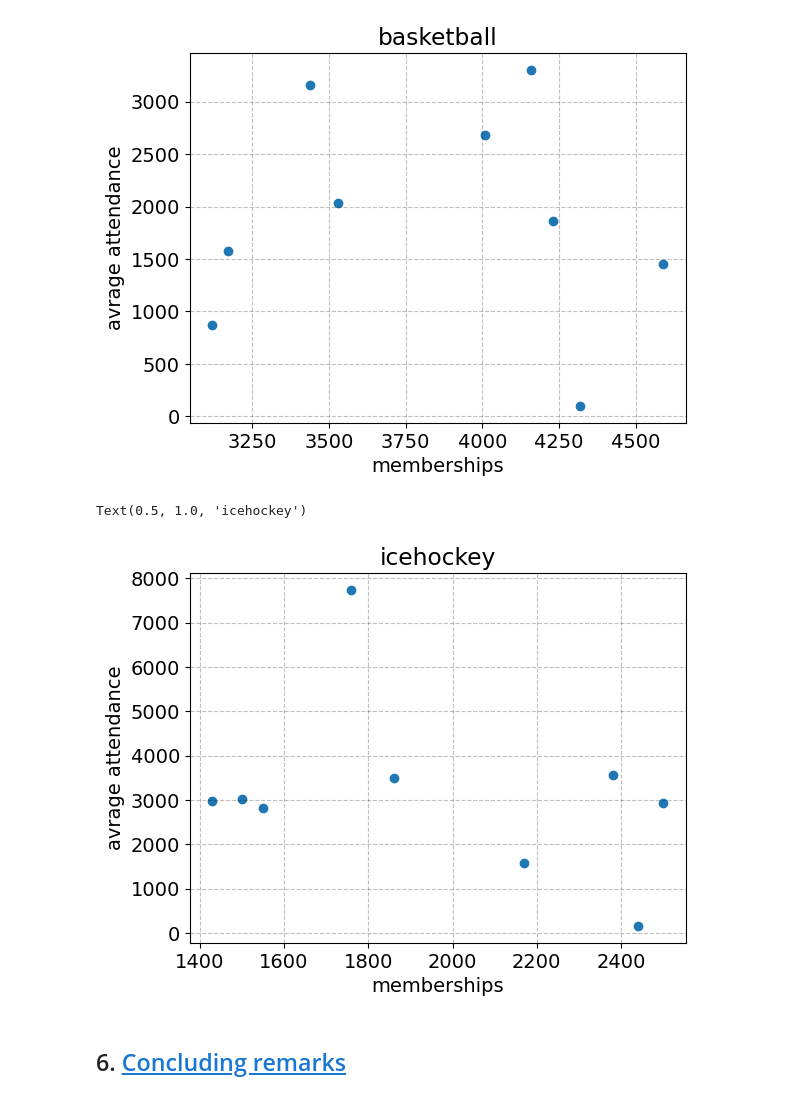
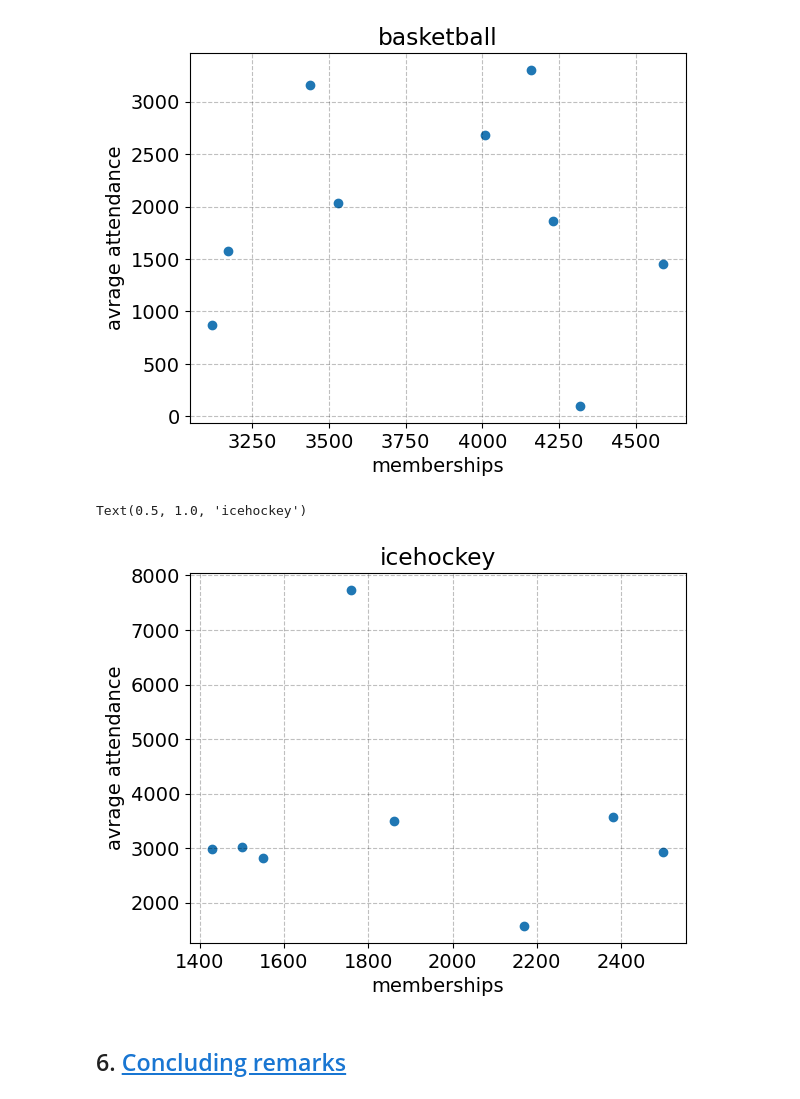
Before and after one commit to NumEconCopenhagen/projects-2024-Simon-C-og-Jens-H, a Jupyter notebook: dataproject/dataproject.ipynb, the cells around one changed output. Saved outputs shown, nothing was run; the diff lists cells and outputs as text; code cells hidden in the pictures.

```diff
--- a/dataproject/dataproject.ipynb
+++ b/dataproject/dataproject.ipynb
@@ -694,13 +696,14 @@ plt.title('basketball')
 Text(0.5, 1.0, 'basketball')
 [figure]
 # %%
+icehockey_data = icehockey_data[icehockey_data['year'] != '2020']
 plt.scatter(icehockey_data['sport_'],icehockey_data['icehockey_overall_attend'])
 plt.xlabel('memberships')
 plt.ylabel('avrage attendance')
 plt.title('icehockey')
 # %% [output]
 Text(0.5, 1.0, 'icehockey')
-[figure, old version]
+[figure, new version]
 # %% [markdown]
 ## 6. <a id='toc6_'></a>[Concluding remarks](#toc6_)
 # %% [markdown]
```
Also changed, not shown: parts of 1 cell of this notebook.
